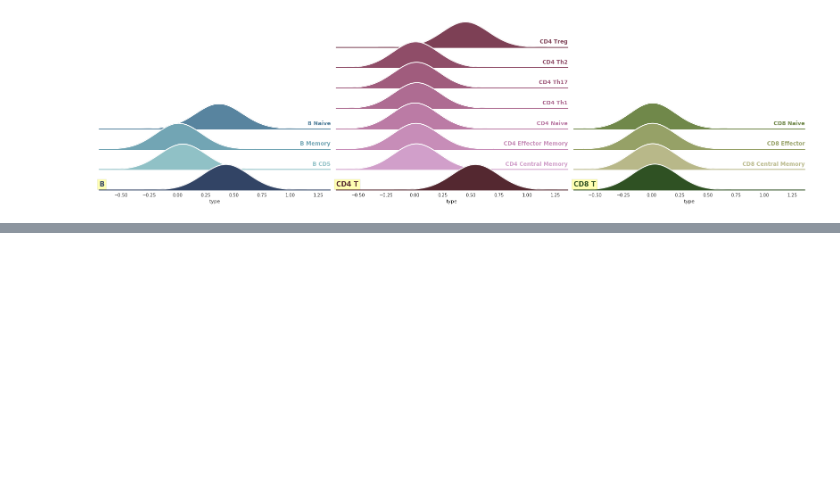
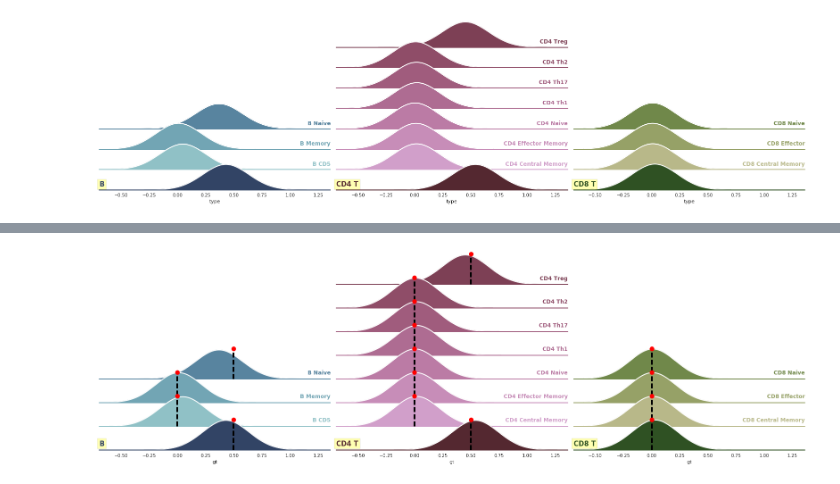
Before and after one commit to hammerlab/immune-infiltrate-explorations, a Jupyter notebook: model-single-origin-samples/2.1.2 Standard result processing.ipynb, the cells around one changed output, grey strips where cells are left out. Saved outputs shown, nothing was run; the diff lists cells and outputs as text; code cells hidden in the pictures; blank space fills up the shorter version.

Commit message:
ground truth added to the plot

```diff
--- a/model-single-origin-samples/2.1.2 Standard result processing.ipynb
+++ b/model-single-origin-samples/2.1.2 Standard result processing.ipynb
@@ -900,0 +904,11 @@ original size: [ 22.5   4. ]
+# %%
+# ground truth
+gt1 = pd.DataFrame(groundtruth_base).reset_index()
+gt1.columns = ['rollup', 'estimate']
+gt1['type'] = 'subset'
+gt2 = groundtruth_rolledup[['rollup', 'estimate']].copy()
+gt2['type'] = 'rollup'
+gt = pd.concat([gt1, gt2])
+gt['gt'] = gt['estimate']
+del gt['estimate']
+gt
@@ -900,0 +937,3 @@ original size: [ 22.5   4. ]
+# %%
+merged_grp = pd.merge(grp, gt, left_on='subset_name', right_on='rollup', how='left')
+merged_grp.head()
@@ -900,0 +947,86 @@ original size: [ 22.5   4. ]
+# %%
+with sns.axes_style("white", rc={"axes.facecolor": (0, 0, 0, 0)}):
+    g = sns.FacetGrid(merged_grp,
+                      row="ylevel", # subset_name
+                      hue="subset_name",
+                      col="supertype",
+                      row_order=reversed(list(range(grp.ylevel.values.max()+1))),
+                      #row_order=hue_order,
+                      hue_order=hue_order,
+                      aspect=15,
+                      size=.5,
+                      palette=built_palette
+                      #sharey=False
+                     )
+
+    ## Draw the densities in a few steps
+    # this is the shaded area
+    g.map(sns.kdeplot, "estimate", clip_on=False, shade=True, alpha=1, lw=1.5, bw=.2)
+    # this is the outline line of the top of the distribution
+    g.map(sns.kdeplot, "estimate", clip_on=False, color="w", lw=2, bw=.2)
+    # this is the dividing horizontal line
+    g.map(plt.axhline, y=0, lw=2, clip_on=False)
+
+    def label(*args, **kwargs):
+        """
+        args[0] is a Series that corresponds to this facet. it will have values "subset" or "rollup"
+        kwargs is e.g.: {'color': (0.4918017777777778, 0.25275644444444445, 0.3333333333333333), 'label': 'CD4 Treg'}
+        """
+        #print(args)
+        #print(kwargs)
+        type_of_label = args[0].values[0]
+        color = kwargs['color']
+        label = kwargs['label']
+        ax = plt.gca() # map() changes current axis a ton
+        if type_of_label == 'rollup':
+            ax.text(0, .2,
+                    label,
+                    fontweight="bold",
+                    color=color,
+                    ha="left", va="center", transform=ax.transAxes,
+                    fontsize=15,
+                    bbox=dict(facecolor='yellow', alpha=0.3)
+                   )
+        else:
+            ax.text(1, .2,
+                    label,
+                    fontweight="bold",
+                    color=color,
+                    ha="right", va="center", transform=ax.transAxes
+                   )
+
+    g.map(label, "type_x")
+
+    def plot_gt(gt, **kwargs):
+        # passed in a gt series
+        # all values are the same, since we did a left merge
+        # (there's only one gt value per facet)
+        xval = gt.values[0]
+        ymax = 2 # TODO: put in the y value of kde at the x value
+        # plot
+        ax = plt.gca()
+        ax.scatter([xval], [ymax], s=100, c='r',zorder=10, clip_on=False) # clip_on=F means not clipped by axes limits
+        ax.axvline(x=xval, ymin=0, ymax=ymax, lw=4, c='k', ls='dashed', clip_on=False) # lw=2
+
+    g.map(plot_gt, "gt")
+
+    # Set the subplots to overlap
+    g.fig.subplots_adjust(hspace=-.25)
+
+    # Instead, disabling overlap.
+    # Some `subplots_adjust` line is necessary. without this, nothing appears
+    #g.fig.subplots_adjust(hspace=0)
+
+    # Remove axes details that don't play will with overlap
+    g.set_titles("")
+    #g.set_titles(col_template="{col_name}", row_template="")
+    g.set(yticks=[])
+    g.despine(bottom=True, left=True)
+
+    # resize
+    cur_size = g.fig.get_size_inches()
+    increase_vertical = 4 # 3
+    g.fig.set_size_inches(cur_size[0], cur_size[1] + increase_vertical)
+    g.fig
+# %% [output]
+[figure, added]
```
Also changed, not shown: parts of 18 cells of this notebook.
